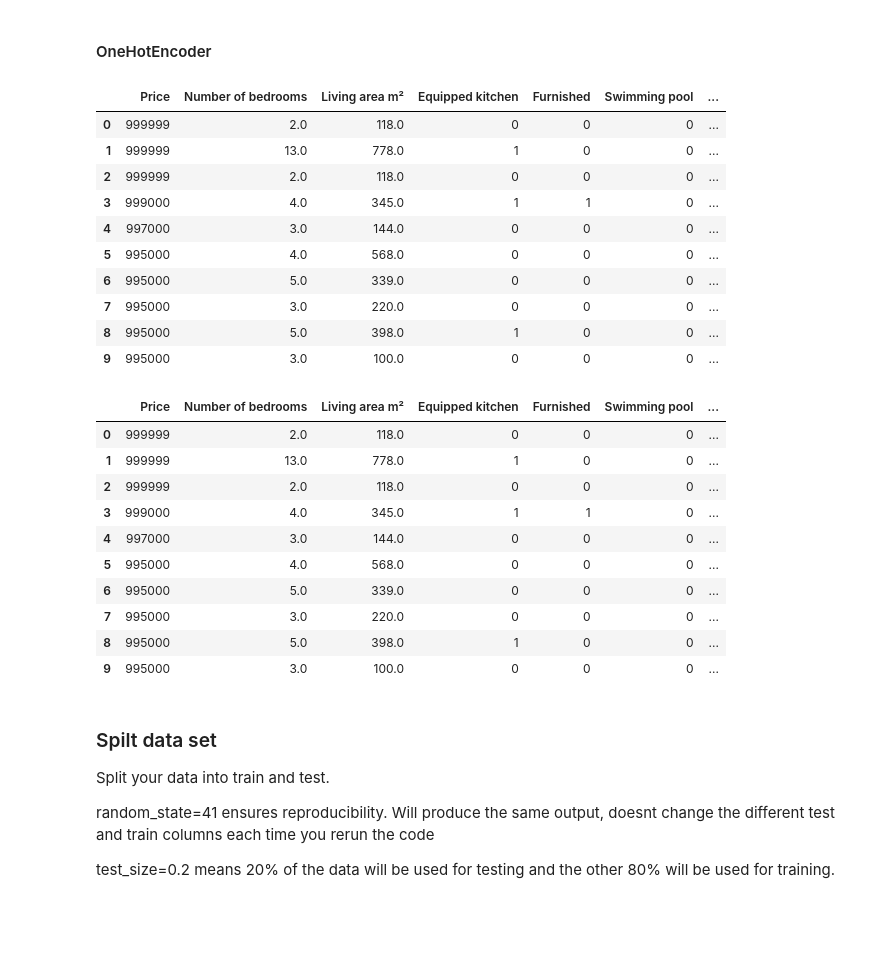
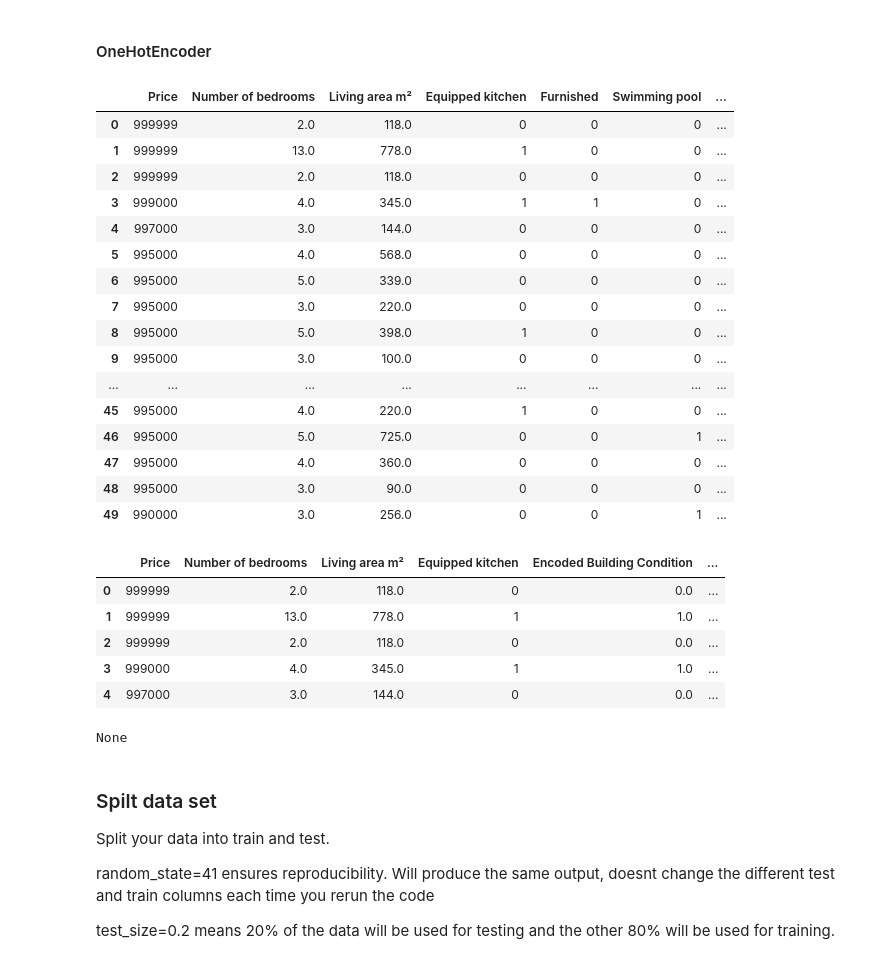
Before and after one commit to kgriff21/immoeliza-ml, a Jupyter notebook: main.ipynb, the cells around one changed output. Cells and saved outputs as stored; diff of their text form; code cells hidden in the pictures; blank space fills up the shorter version.

```diff
--- a/main.ipynb
+++ b/main.ipynb
@@ -30,10 +30,28 @@ None
 # Transforming qualitative into numerical. Encoded building condition ranges from 0 - 5:
 # ['As new' 'Good' 'To be done up' 'Just renovated' 'To renovate' 'To restore']
 
-label_encoder_property_type = LabelEncoder()
-label_encoder_condition = LabelEncoder()
-df['Encoded Building Condition'] = label_encoder_condition.fit_transform(df['Building condition'])
-display(df.head(20))
+# Assuming 'df' is your DataFrame and has a column named 'Building condition'
+# Select the 'Building condition' column
+def encode_building_condition(df):
+    '''
+    Encodes building condition with OrdinalEncoder, giving hierarcy ranging from 0 - 5:
+    ['As new' 'Good' 'To be done up' 'Just renovated' 'To renovate' 'To restore']
+    This function also drops the column originally titled 'Building Condition'.
+    Parameters:
+    df (DataFrame): The original or modified DataFrame
+    '''
+    building_condition_column = df[['Building condition']]
+    # Define and fit the OrdinalEncoder
+    encoder = OrdinalEncoder()
+    encoded_building_condition = encoder.fit_transform(building_condition_column)
+    # Add the transformed data back to the DataFrame
+    df['Encoded Building Condition'] = encoded_building_condition.ravel()
+    df = df.drop(['Building condition'], axis=1)
+    # Display the updated DataFrame
+    print(display(df.head(50)))
+    return df
+
+df = encode_building_condition(df)
 # %% [output]
 |  | Unnamed: 0 | Property ID | Locality data | Price | Property type | Number of bedrooms | Living area m² | ... |
 | 0 | 9333 | 20135745 | 8300 | 999999 | apartment | 2.0 | 118.0 | ... |
@@ -55,6 +74,6 @@ display(df.head(20))
 # %%
 # Drop unnecessary columns not needed for the model
-df = df.drop(['Property ID', 'Open fire', 'Unnamed: 0', 'Locality data', 'Region', 'Price per m²', 'Terrace surface m²', 'Garden area m²', 'Building condition'], axis=1)
+df = df.drop(['Property ID', 'Open fire', 'Unnamed: 0', 'Locality data', 'Region', 'Price per m²', 'Terrace surface m²', 'Garden area m²'], axis=1)
 display(df.head(10))
 # %% [output]
 |  | Price | Property type | Number of bedrooms | Living area m² | Equipped kitchen | Furnished | ... |
@@ -77,48 +96,51 @@ def one_hot_encode_columns(df, columns_to_encode):
     Parameters:
     df (DataFrame): The original DataFrame
     columns_to_encode (list): List of columns to be one-hot encoded
     Returns:
     DataFrame: The DataFrame with the specified columns one-hot encoded and added.
     """
     for column in columns_to_encode:
         column_data = df[[column]]
         encoder = OneHotEncoder(drop='first', sparse_output=False)
         encoded_data = encoder.fit_transform(column_data) # fit_transform applies the encoder
         encoded_df = pd.DataFrame(encoded_data, columns=encoder.get_feature_names_out([column]))
         df = pd.concat([df, encoded_df], axis=1)
         df = df.drop(column, axis=1)
     return df # return outside the loop to process all columns before returning updated DataFrame
 
 columns_to_encode = ['Property type', 'Province']
 df = one_hot_encode_columns(df, columns_to_encode) # update the df on each iteration
 
-df.head(10)
+df.head(50)
 # %% [output]
 |  | Price | Number of bedrooms | Living area m² | Equipped kitchen | Furnished | Swimming pool | ... |
 | 0 | 999999 | 2.0 | 118.0 | 0 | 0 | 0 | ... |
 | 1 | 999999 | 13.0 | 778.0 | 1 | 0 | 0 | ... |
 | 2 | 999999 | 2.0 | 118.0 | 0 | 0 | 0 | ... |
 | 3 | 999000 | 4.0 | 345.0 | 1 | 1 | 0 | ... |
 | 4 | 997000 | 3.0 | 144.0 | 0 | 0 | 0 | ... |
 | 5 | 995000 | 4.0 | 568.0 | 0 | 0 | 0 | ... |
 | 6 | 995000 | 5.0 | 339.0 | 0 | 0 | 0 | ... |
 | 7 | 995000 | 3.0 | 220.0 | 0 | 0 | 0 | ... |
 | 8 | 995000 | 5.0 | 398.0 | 1 | 0 | 0 | ... |
 | 9 | 995000 | 3.0 | 100.0 | 0 | 0 | 0 | ... |
+| ... | ... | ... | ... | ... | ... | ... | ... |
+| 45 | 995000 | 4.0 | 220.0 | 1 | 0 | 0 | ... |
+| 46 | 995000 | 5.0 | 725.0 | 0 | 0 | 1 | ... |
+| 47 | 995000 | 4.0 | 360.0 | 0 | 0 | 0 | ... |
+| 48 | 995000 | 3.0 | 90.0 | 0 | 0 | 0 | ... |
+| 49 | 990000 | 3.0 | 256.0 | 0 | 0 | 1 | ... |
-# %%
-df.head(10)
-# %% [output]
-|  | Price | Number of bedrooms | Living area m² | Equipped kitchen | Furnished | Swimming pool | ... |
-| 0 | 999999 | 2.0 | 118.0 | 0 | 0 | 0 | ... |
-| 1 | 999999 | 13.0 | 778.0 | 1 | 0 | 0 | ... |
-| 2 | 999999 | 2.0 | 118.0 | 0 | 0 | 0 | ... |
-| 3 | 999000 | 4.0 | 345.0 | 1 | 1 | 0 | ... |
-| 4 | 997000 | 3.0 | 144.0 | 0 | 0 | 0 | ... |
-| 5 | 995000 | 4.0 | 568.0 | 0 | 0 | 0 | ... |
-| 6 | 995000 | 5.0 | 339.0 | 0 | 0 | 0 | ... |
-| 7 | 995000 | 3.0 | 220.0 | 0 | 0 | 0 | ... |
-| 8 | 995000 | 5.0 | 398.0 | 1 | 0 | 0 | ... |
-| 9 | 995000 | 3.0 | 100.0 | 0 | 0 | 0 | ... |
+# %%
+modified_df = df.drop(['Swimming pool', 'Furnished'], axis=1)
+print(display(modified_df.head(5)))
+# %% [output]
+|  | Price | Number of bedrooms | Living area m² | Equipped kitchen | Encoded Building Condition | ... |
+| 0 | 999999 | 2.0 | 118.0 | 0 | 0.0 | ... |
+| 1 | 999999 | 13.0 | 778.0 | 1 | 1.0 | ... |
+| 2 | 999999 | 2.0 | 118.0 | 0 | 0.0 | ... |
+| 3 | 999000 | 4.0 | 345.0 | 1 | 1.0 | ... |
+| 4 | 997000 | 3.0 | 144.0 | 0 | 0.0 | ... |
+None
 # %% [markdown]
 ### Spilt data set
 
```
Also changed, not shown: parts of 15 cells of this notebook.
